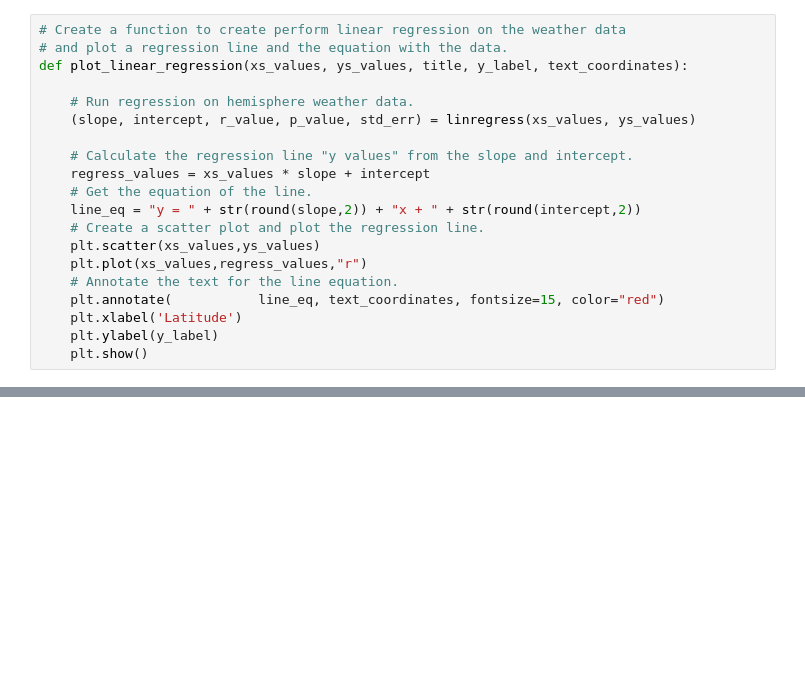
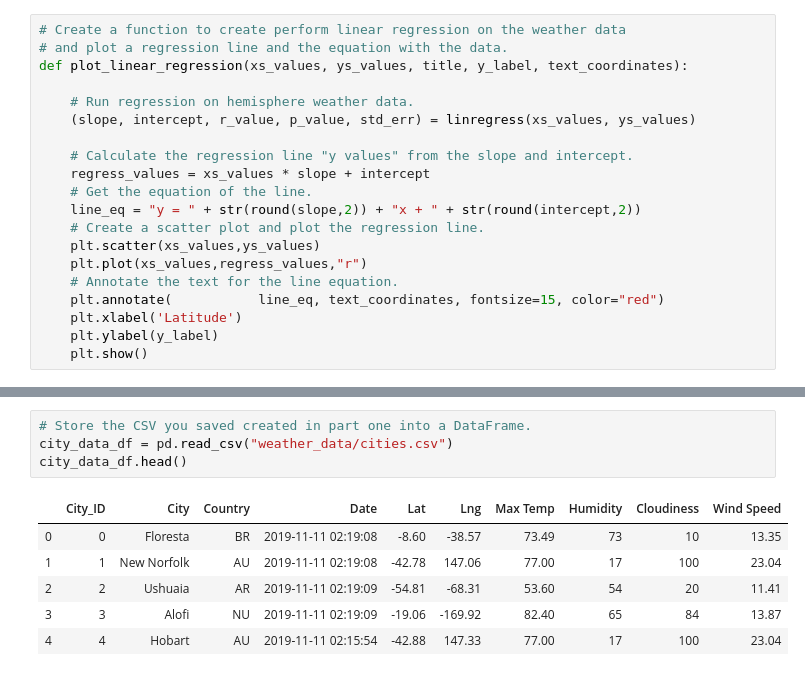
Before and after one commit to RachanaJolin/World_Weather_Analysis, a Jupyter notebook: WeatherPy2.ipynb, the cells around one changed output, grey strips where cells are left out. Drawn from its saved outputs; the diff is of its cells as text; blank space fills up the shorter version.

```diff
--- a/WeatherPy2.ipynb
+++ b/WeatherPy2.ipynb
@@ -580,0 +588,11 @@ SyntaxError: EOL while scanning string literal (<ipython-input-149-8c4f0e57bb27>
+# %%
+# Store the CSV you saved created in part one into a DataFrame.
+city_data_df = pd.read_csv("weather_data/cities.csv")
+city_data_df.head()
+# %% [output]
+|  | City_ID | City | Country | Date | Lat | Lng | Max Temp | Humidity | Cloudiness | Wind Speed |
+| 0 | 0 | Floresta | BR | 2019-11-11 02:19:08 | -8.60 | -38.57 | 73.49 | 73 | 10 | 13.35 |
+| 1 | 1 | New Norfolk | AU | 2019-11-11 02:19:08 | -42.78 | 147.06 | 77.00 | 17 | 100 | 23.04 |
+| 2 | 2 | Ushuaia | AR | 2019-11-11 02:19:09 | -54.81 | -68.31 | 53.60 | 54 | 20 | 11.41 |
+| 3 | 3 | Alofi | NU | 2019-11-11 02:19:09 | -19.06 | -169.92 | 82.40 | 65 | 84 | 13.87 |
+| 4 | 4 | Hobart | AU | 2019-11-11 02:15:54 | -42.88 | 147.33 | 77.00 | 17 | 100 | 23.04 |
```
Also changed, not shown: parts of 45 cells of this notebook.
